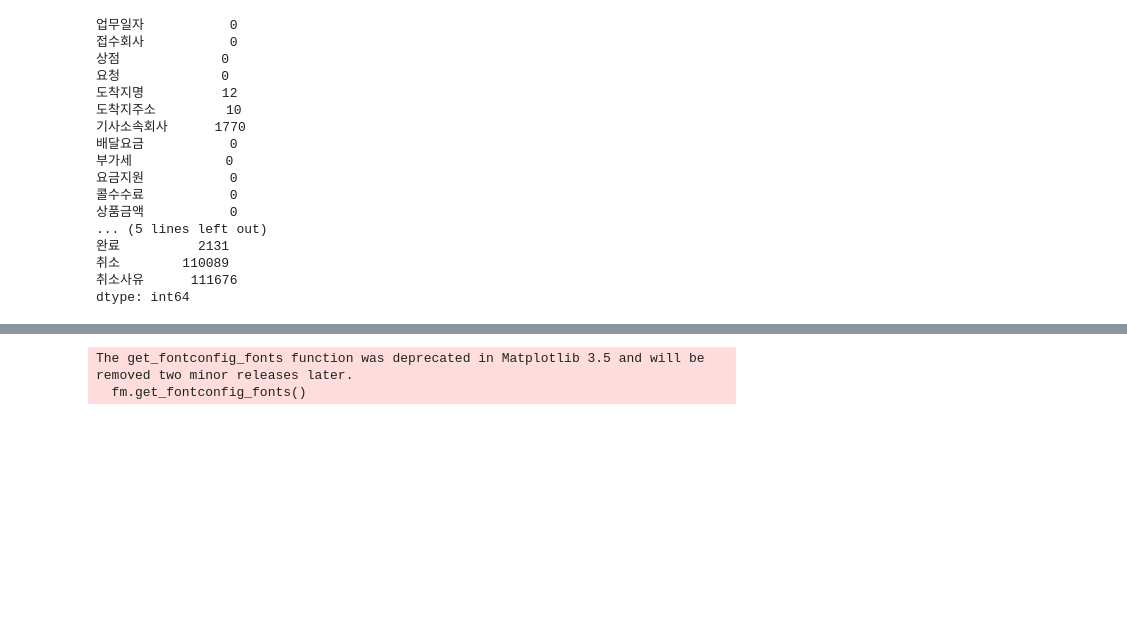
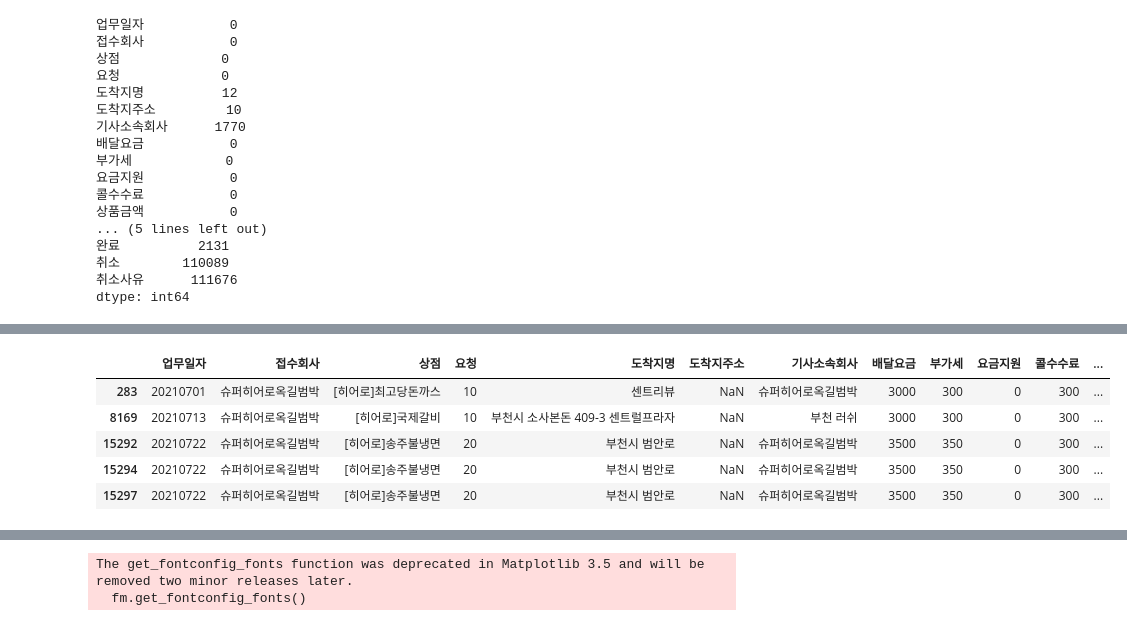
Before and after one commit to ethan528/BBS_Optimal_Position, a Jupyter notebook: EDA.ipynb, the cells around one changed output, grey strips where cells are left out. Cells and saved outputs as stored; diff of their text form; code cells hidden in the pictures; blank space fills up the shorter version.

```diff
--- a/EDA.ipynb
+++ b/EDA.ipynb
@@ -58,0 +74,9 @@ df[df['도착지명'].isna()]
+# %%
+df[df['도착지주소'].isna()].head()
+# %% [output]
+|  | 업무일자 | 접수회사 | 상점 | 요청 | 도착지명 | 도착지주소 | 기사소속회사 | 배달요금 | 부가세 | 요금지원 | 콜수수료 | ... |
+| 283 | 20210701 | 슈퍼히어로옥길범박 | [히어로]최고당돈까스 | 10 | 센트리뷰 | NaN | 슈퍼히어로옥길범박 | 3000 | 300 | 0 | 300 | ... |
+| 8169 | 20210713 | 슈퍼히어로옥길범박 | [히어로]국제갈비 | 10 | 부천시 소사본돈 409-3 센트럴프라자 | NaN | 부천 러쉬 | 3000 | 300 | 0 | 300 | ... |
+| 15292 | 20210722 | 슈퍼히어로옥길범박 | [히어로]송주불냉면 | 20 | 부천시 범안로 | NaN | 슈퍼히어로옥길범박 | 3500 | 350 | 0 | 300 | ... |
+| 15294 | 20210722 | 슈퍼히어로옥길범박 | [히어로]송주불냉면 | 20 | 부천시 범안로 | NaN | 슈퍼히어로옥길범박 | 3500 | 350 | 0 | 300 | ... |
+| 15297 | 20210722 | 슈퍼히어로옥길범박 | [히어로]송주불냉면 | 20 | 부천시 범안로 | NaN | 슈퍼히어로옥길범박 | 3500 | 350 | 0 | 300 | ... |
```
Also changed, not shown: parts of 24 cells of this notebook.
